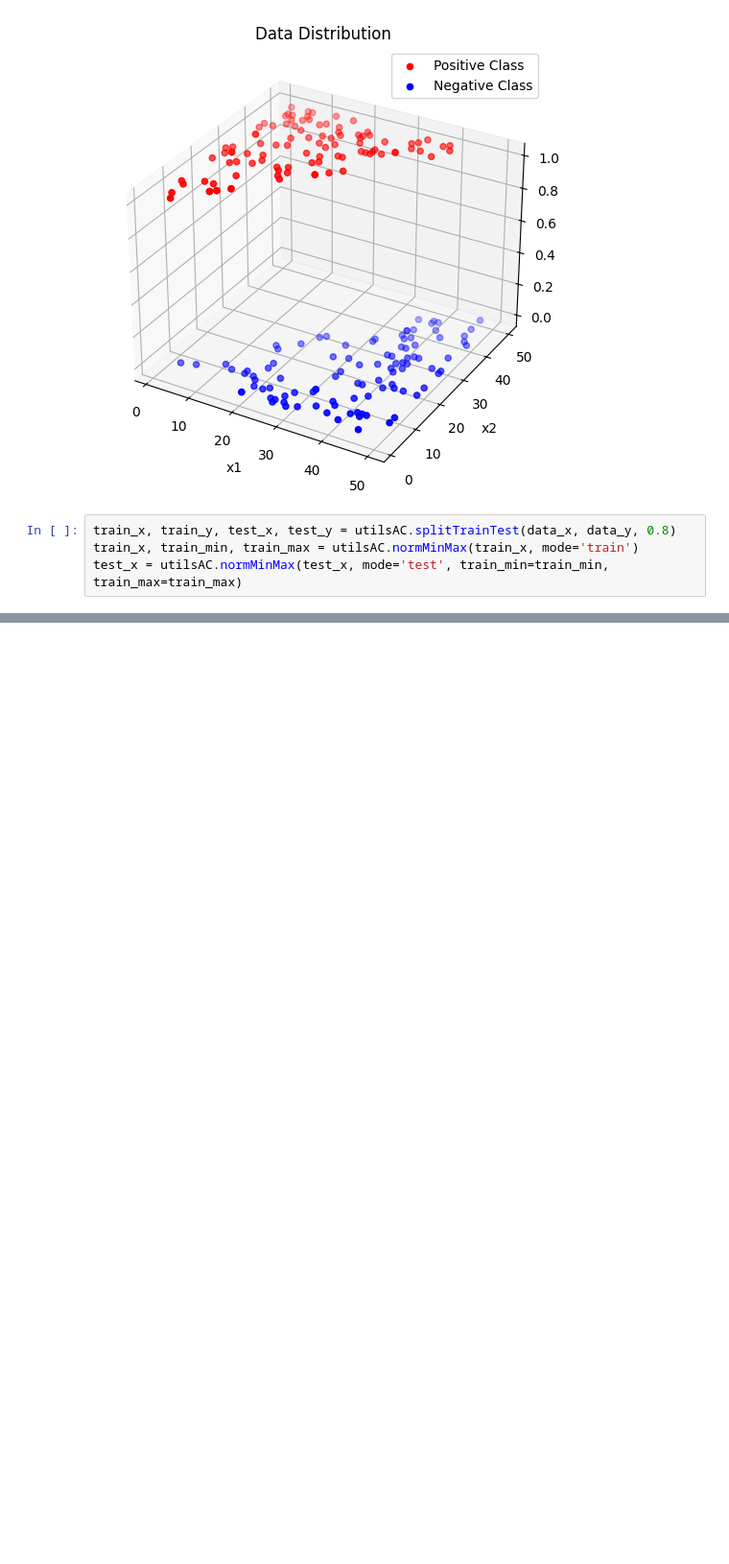
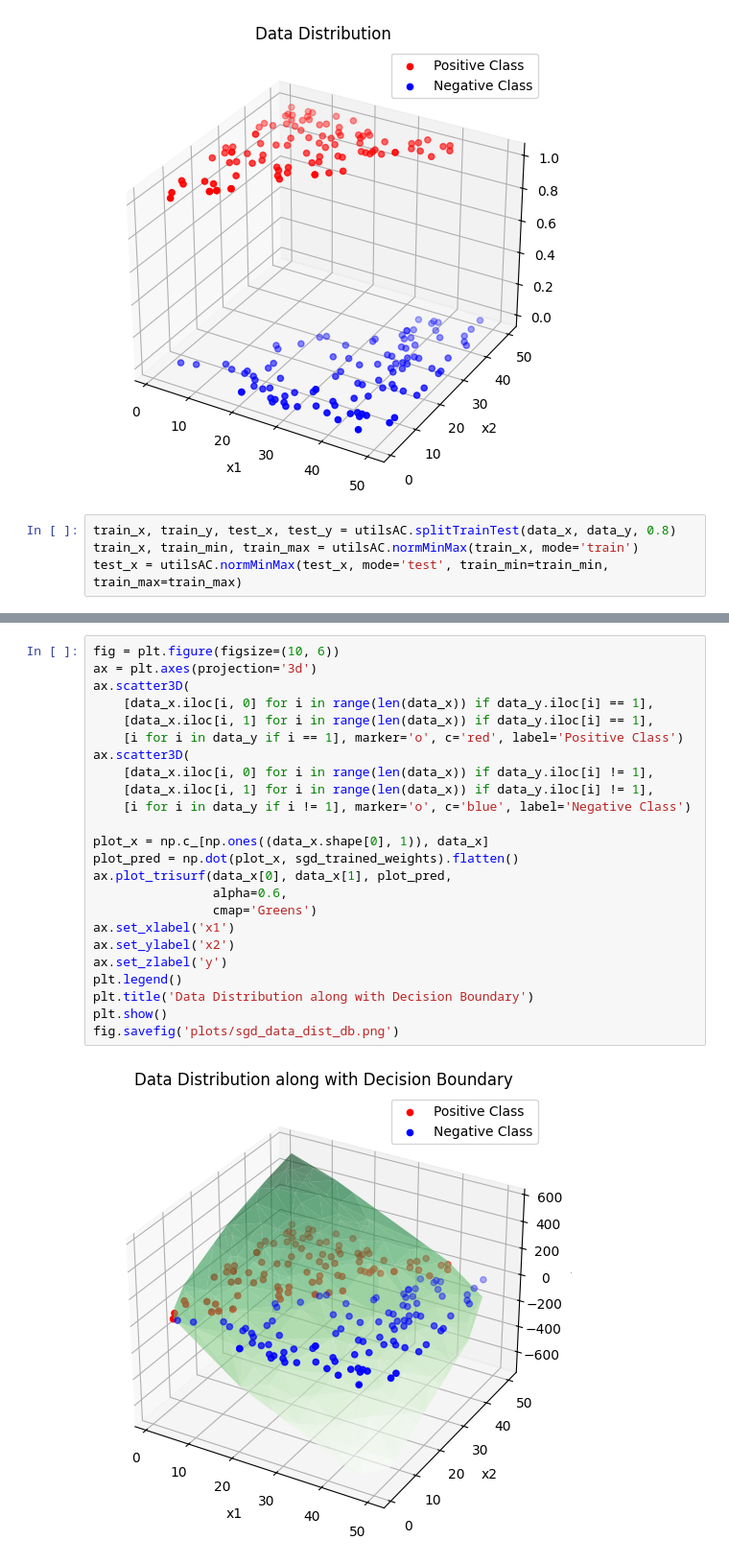
Before and after one commit to AbinashChetia/log_reg_ac, a Jupyter notebook: eg_logReg.ipynb, the cells around one changed output, grey strips where cells are left out. Shown at 96% size. Saved outputs shown, nothing was run; the diff lists cells and outputs as text; blank space fills up the shorter version.

```diff
--- a/eg_logReg.ipynb
+++ b/eg_logReg.ipynb
@@ -117,0 +168,26 @@ fig.savefig('plots/data_dist_db.png')
+# %%
+fig = plt.figure(figsize=(10, 6))
+ax = plt.axes(projection='3d')
+ax.scatter3D(
+    [data_x.iloc[i, 0] for i in range(len(data_x)) if data_y.iloc[i] == 1],
+    [data_x.iloc[i, 1] for i in range(len(data_x)) if data_y.iloc[i] == 1],
+    [i for i in data_y if i == 1], marker='o', c='red', label='Positive Class')
+ax.scatter3D(
+    [data_x.iloc[i, 0] for i in range(len(data_x)) if data_y.iloc[i] != 1],
+    [data_x.iloc[i, 1] for i in range(len(data_x)) if data_y.iloc[i] != 1],
+    [i for i in data_y if i != 1], marker='o', c='blue', label='Negative Class')
+
+plot_x = np.c_[np.ones((data_x.shape[0], 1)), data_x]
+plot_pred = np.dot(plot_x, sgd_trained_weights).flatten()
+ax.plot_trisurf(data_x[0], data_x[1], plot_pred,
+                alpha=0.6,
+                cmap='Greens')
+ax.set_xlabel('x1')
+ax.set_ylabel('x2')
+ax.set_zlabel('y')
+plt.legend()
+plt.title('Data Distribution along with Decision Boundary')
+plt.show()
+fig.savefig('plots/sgd_data_dist_db.png')
+# %% [output]
+[figure, added]
```
Also changed, not shown: parts of 11 cells of this notebook, 12 other files.
